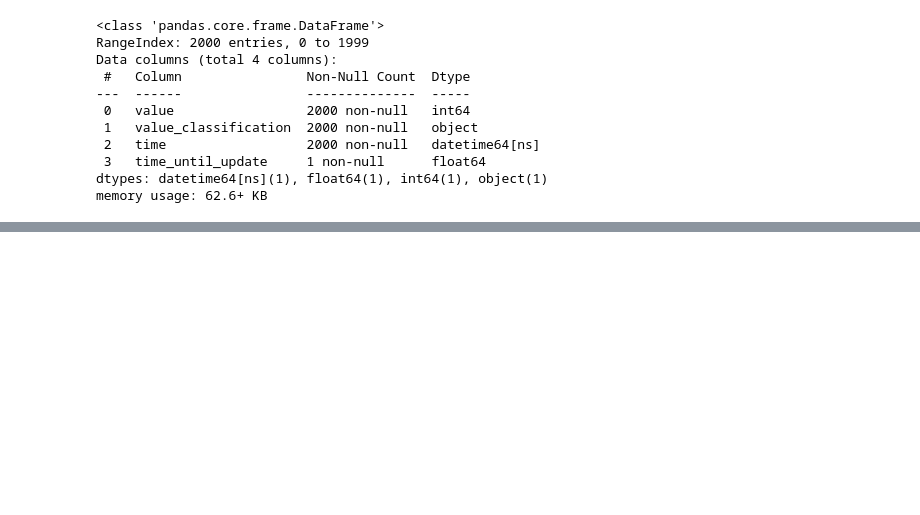
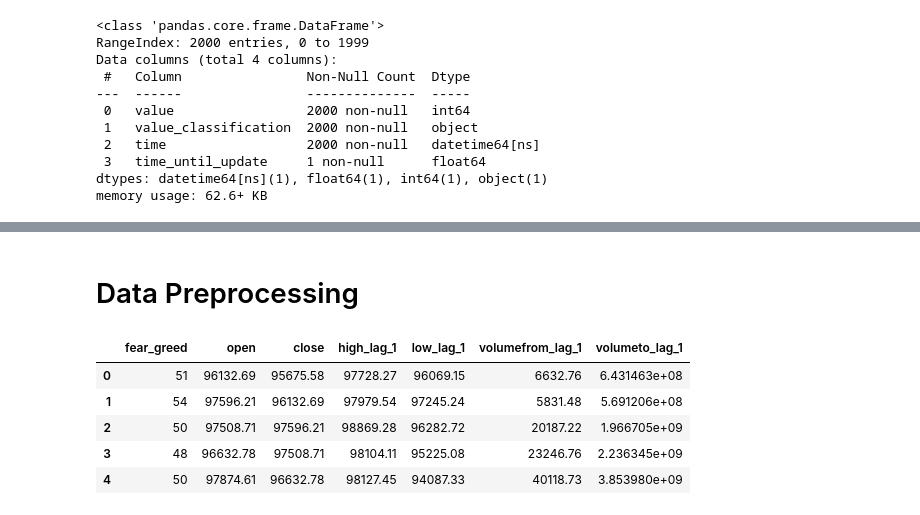
Before and after one commit to gabrielnichio/bitcoin-price-prediction, a Jupyter notebook: tratando.ipynb, the cells around one changed output, grey strips where cells are left out. Cells and saved outputs as stored; diff of their text form; code cells hidden in the pictures; blank space fills up the shorter version.

```diff
--- a/tratando.ipynb
+++ b/tratando.ipynb
@@ -71,0 +79,26 @@ plot_df(data, data['time'], data['fear_greed'], xlabel='Date', ylabel='Fear & Gr
+# %% [markdown]
+# Data Preprocessing
+# %%
+shift_window = 1
+
+def create_features(df, window=shift_window):
+    df = df.copy()
+    for i in range(1, window+1):
+        df[f'high_lag_{i}'] = df['high'].shift(-i)
+        df[f'low_lag_{i}'] = df['low'].shift(-i)
+        df[f'volumefrom_lag_{i}'] = df['volumefrom'].shift(-i)
+        df[f'volumeto_lag_{i}'] = df['volumeto'].shift(-i)
+    return df
+
+new_features = create_features(data)
+new_features.dropna(inplace=True)
+time = new_features['time']
+new_features.drop(columns=['high', 'low', 'volumefrom', 'volumeto', 'time'], inplace=True)
+new_features.head()
+# %% [output]
+|  | fear_greed | open | close | high_lag_1 | low_lag_1 | volumefrom_lag_1 | volumeto_lag_1 |
+| 0 | 51 | 96132.69 | 95675.58 | 97728.27 | 96069.15 | 6632.76 | 6.431463e+08 |
+| 1 | 54 | 97596.21 | 96132.69 | 97979.54 | 97245.24 | 5831.48 | 5.691206e+08 |
+| 2 | 50 | 97508.71 | 97596.21 | 98869.28 | 96282.72 | 20187.22 | 1.966705e+09 |
+| 3 | 48 | 96632.78 | 97508.71 | 98104.11 | 95225.08 | 23246.76 | 2.236345e+09 |
+| 4 | 50 | 97874.61 | 96632.78 | 98127.45 | 94087.33 | 40118.73 | 3.853980e+09 |
```
Also changed, not shown: parts of 19 cells of this notebook, 3 other files.
